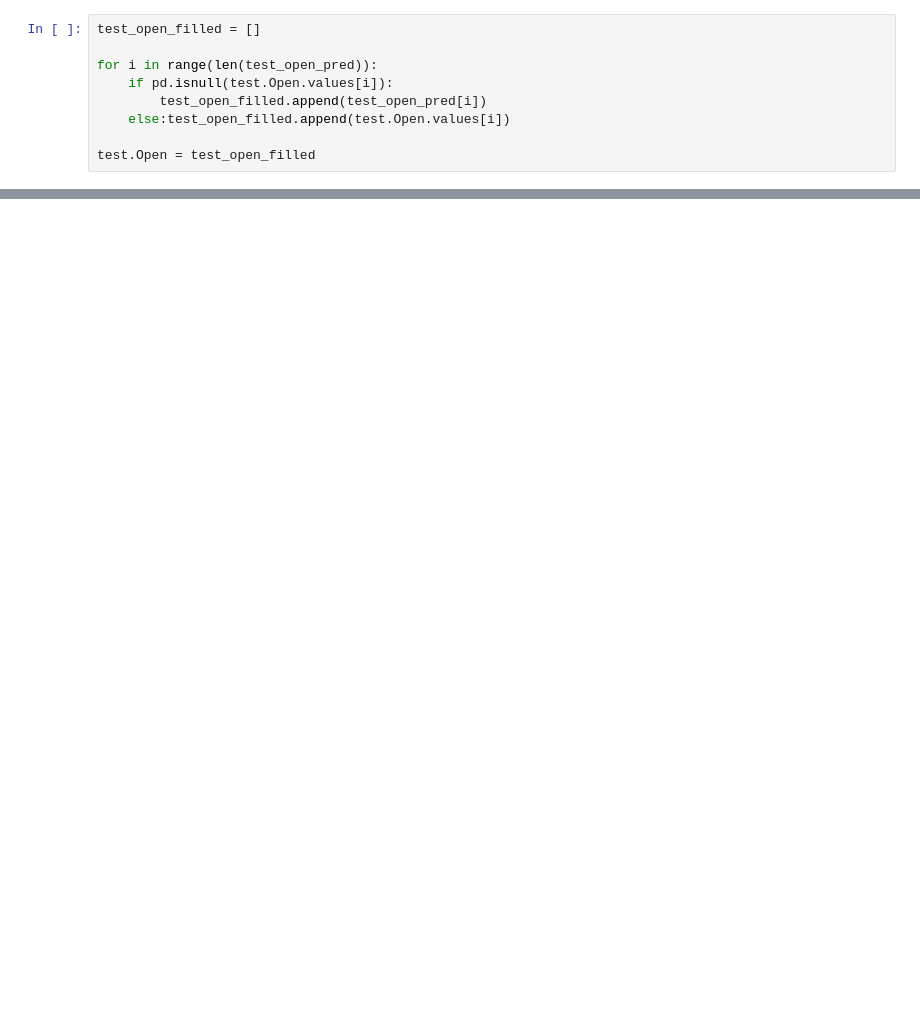
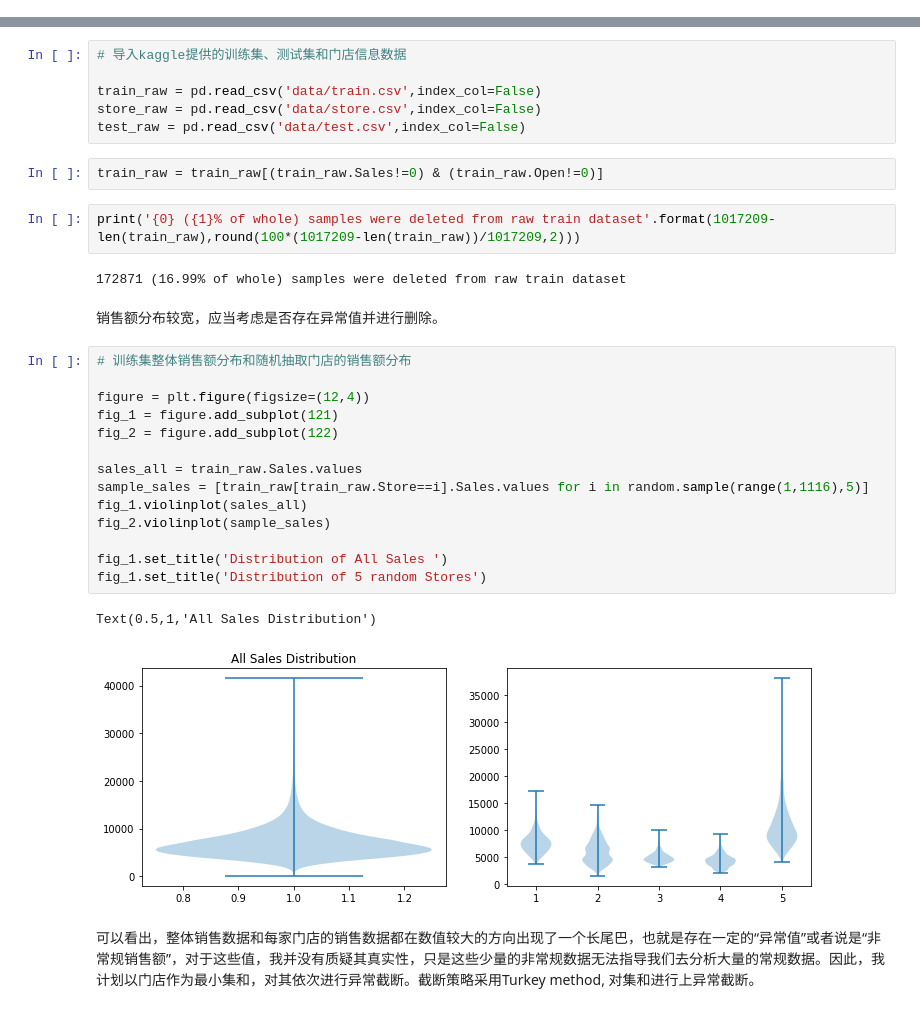
Before and after one commit to siyuanxu/Rossmann-Sales, a Jupyter notebook: Feature Engineering.ipynb, the cells around one changed output, grey strips where cells are left out. Drawn from its saved outputs; the diff is of its cells as text; blank space fills up the shorter version.

```diff
--- a/Feature Engineering.ipynb
+++ b/Feature Engineering.ipynb
@@ -860,9 +0,0 @@ test_open_pred = clf.predict(test[['Store','is_state_holiday','SchoolHoliday','D
-# %%
-test_open_filled = []
-
-for i in range(len(test_open_pred)):
-    if pd.isnull(test.Open.values[i]):
-        test_open_filled.append(test_open_pred[i])
-    else:test_open_filled.append(test.Open.values[i])
-
-test.Open = test_open_filled
@@ -950,0 +24,33 @@ test.to_csv('data/good_test_filled.csv')
+# %%
+# 导入kaggle提供的训练集、测试集和门店信息数据
+
+train_raw = pd.read_csv('data/train.csv',index_col=False)
+store_raw = pd.read_csv('data/store.csv',index_col=False)
+test_raw = pd.read_csv('data/test.csv',index_col=False)
+# %%
+train_raw = train_raw[(train_raw.Sales!=0) & (train_raw.Open!=0)]
+# %%
+print('{0} ({1}% of whole) samples were deleted from raw train dataset'.format(1017209-len(train_raw),round(100*(1017209-len(train_raw))/1017209,2)))
+# %% [output]
+172871 (16.99% of whole) samples were deleted from raw train dataset
+# %% [markdown]
+销售额分布较宽，应当考虑是否存在异常值并进行删除。
+# %%
+# 训练集整体销售额分布和随机抽取门店的销售额分布
+
+figure = plt.figure(figsize=(12,4))
+fig_1 = figure.add_subplot(121)
+fig_2 = figure.add_subplot(122)
+
+sales_all = train_raw.Sales.values
+sample_sales = [train_raw[train_raw.Store==i].Sales.values for i in random.sample(range(1,1116),5)]
+fig_1.violinplot(sales_all)
+fig_2.violinplot(sample_sales)
+
+fig_1.set_title('Distribution of All Sales ')
+fig_1.set_title('Distribution of 5 random Stores')
+# %% [output]
+Text(0.5,1,'All Sales Distribution')
+[figure, added]
+# %% [markdown]
+可以看出，整体销售数据和每家门店的销售数据都在数值较大的方向出现了一个长尾巴，也就是存在一定的“异常值”或者说是“非常规销售额”，对于这些值，我并没有质疑其真实性，只是这些少量的非常规数据无法指导我们去分析大量的常规数据。因此，我计划以门店作为最小集和，对其依次进行异常截断。截断策略采用Turkey method, 对集和进行上异常截断。
```
Also changed, not shown: parts of 123 cells of this notebook, 15 other files.
